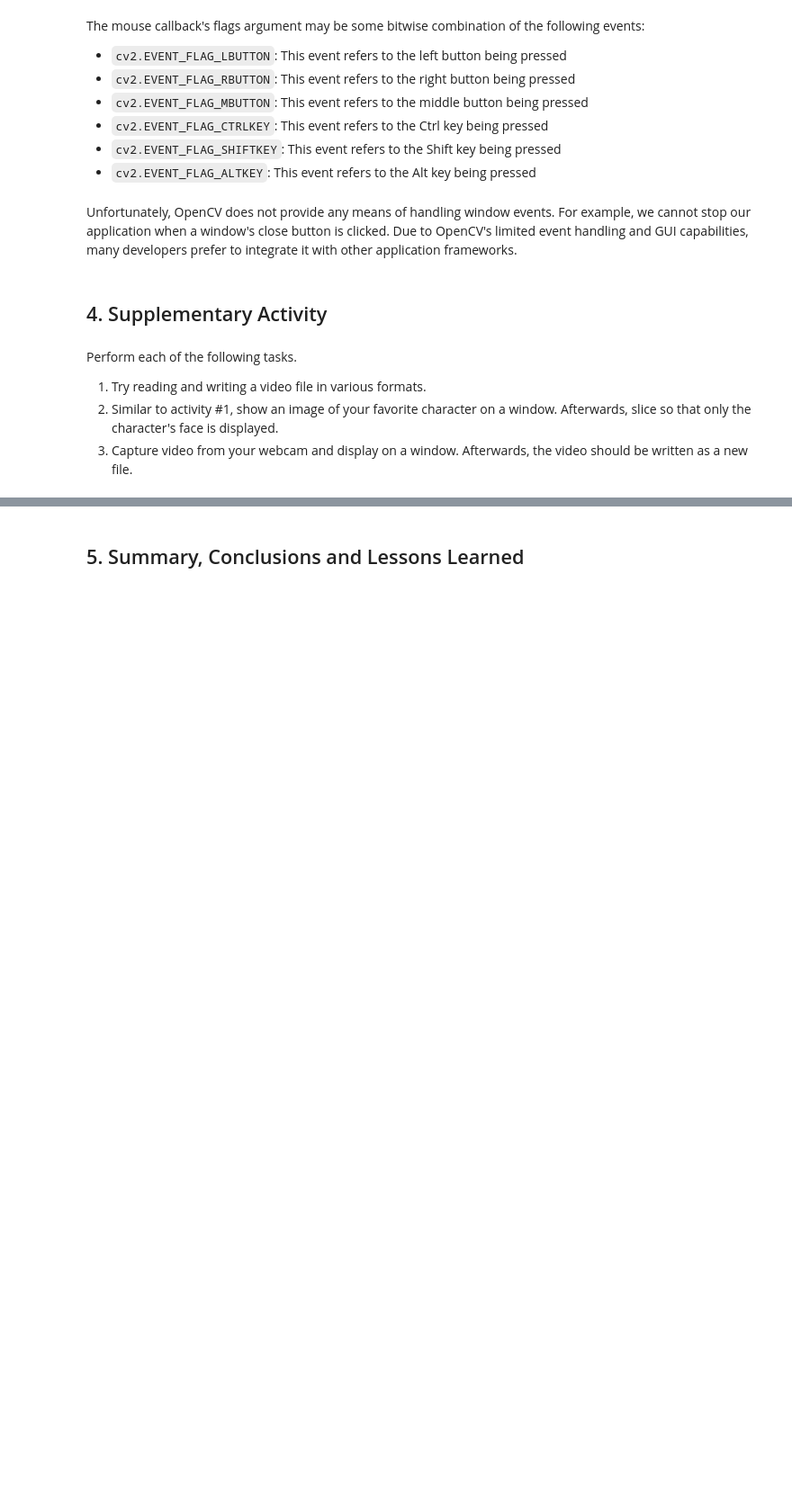
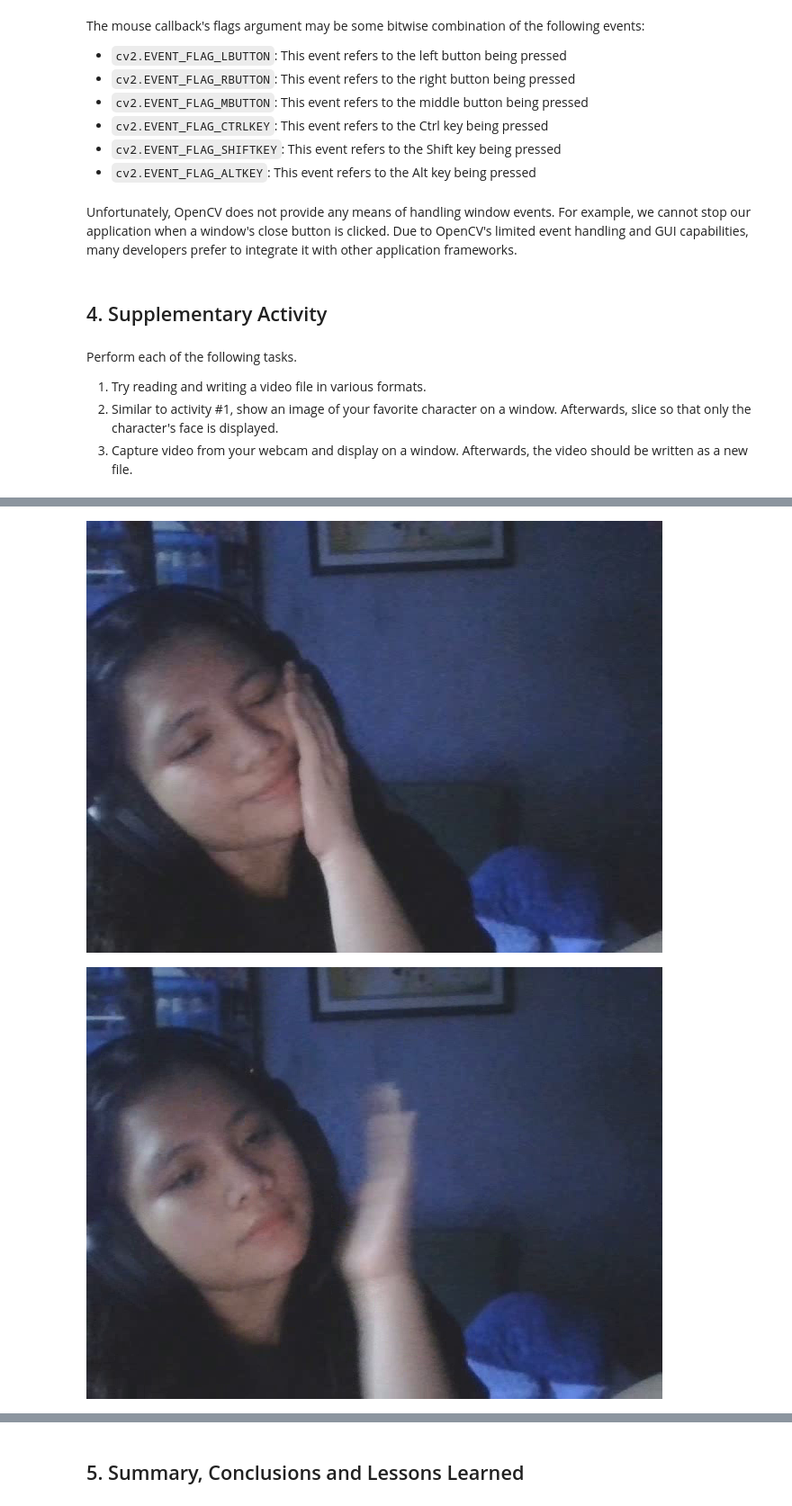
Before and after one commit to shaniaoracion/CPE-018-CPE31S2, a Jupyter notebook: Activity_3_Basic_I_O_Scripting_(Video).ipynb, the cells around one changed output, grey strips where cells are left out. Shown at 90% size. Saved outputs shown, nothing was run; the diff lists cells and outputs as text; code cells hidden in the pictures; blank space fills up the shorter version.

```diff
--- a/Activity_3_Basic_I_O_Scripting_(Video).ipynb
+++ b/Activity_3_Basic_I_O_Scripting_(Video).ipynb
@@ -192,0 +207,8 @@ Perform each of the following tasks.
+# %%
+video = cv2.VideoCapture('kitty.mp4')
+# %%
+width  = int(video.get(cv2.CAP_PROP_FRAME_WIDTH))
+height = int(video.get(cv2.CAP_PROP_FRAME_HEIGHT))
+fps    = int(video.get(cv2.CAP_PROP_FPS))
+
+print(width, height, fps)
@@ -192,0 +217,12 @@ Perform each of the following tasks.
+# %%
+fourcc = cv2.VideoWriter_fourcc(*'XVID')
+out = cv2.VideoWriter('output.avi', fourcc, fps, (width, height))
+# %%
+while video.isOpened():
+    ret, frame = video.read()
+    if not ret:
+        break
+    out.write(frame)
+
+video.release()
+out.release()
@@ -192,0 +330,21 @@ Perform each of the following tasks.
+# %%
+import cv2
+from google.colab.patches import cv2_imshow
+
+cap = cv2.VideoCapture("colab_webcam_output.avi")
+
+count = 0
+
+while cap.isOpened() and count < 10:
+    ret, frame = cap.read()
+    if not ret:
+        break
+
+    cv2_imshow(frame)
+
+    count += 1
+
+cap.release()
+# %% [output]
+[figure, added]
+[figure, added]
```
Also changed, not shown: parts of 18 cells of this notebook.
